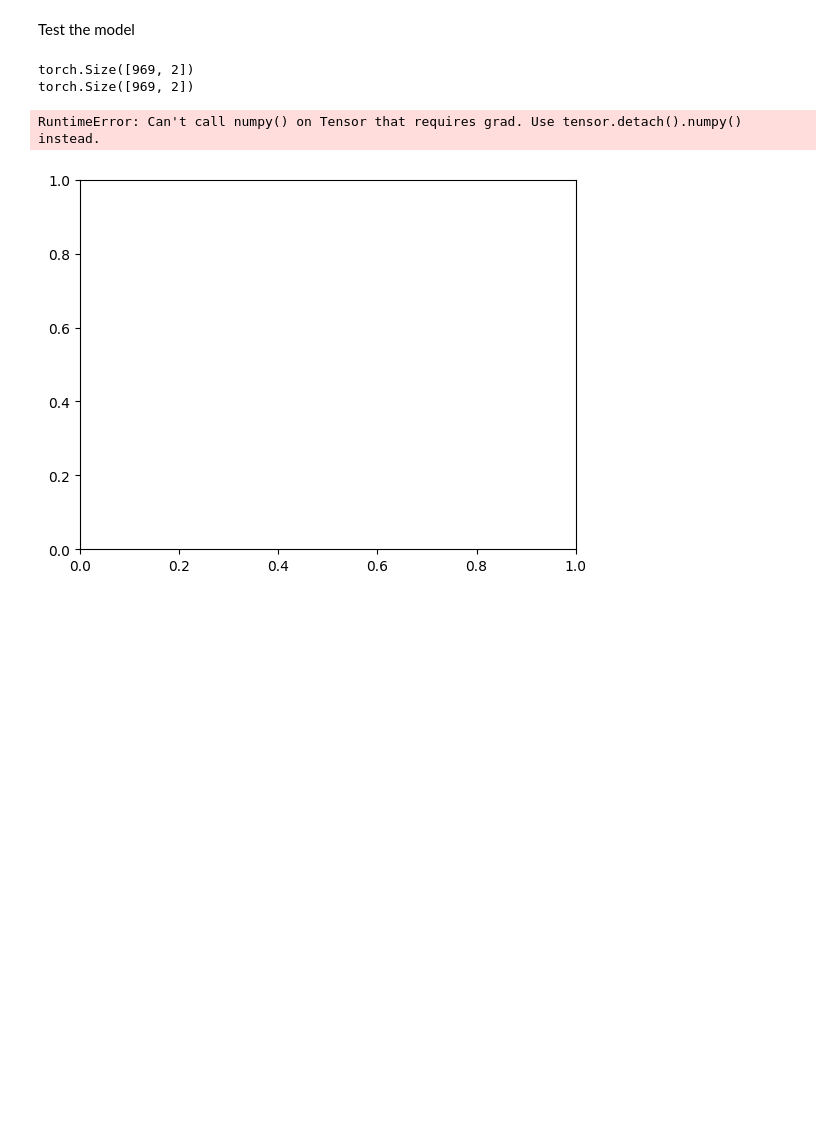
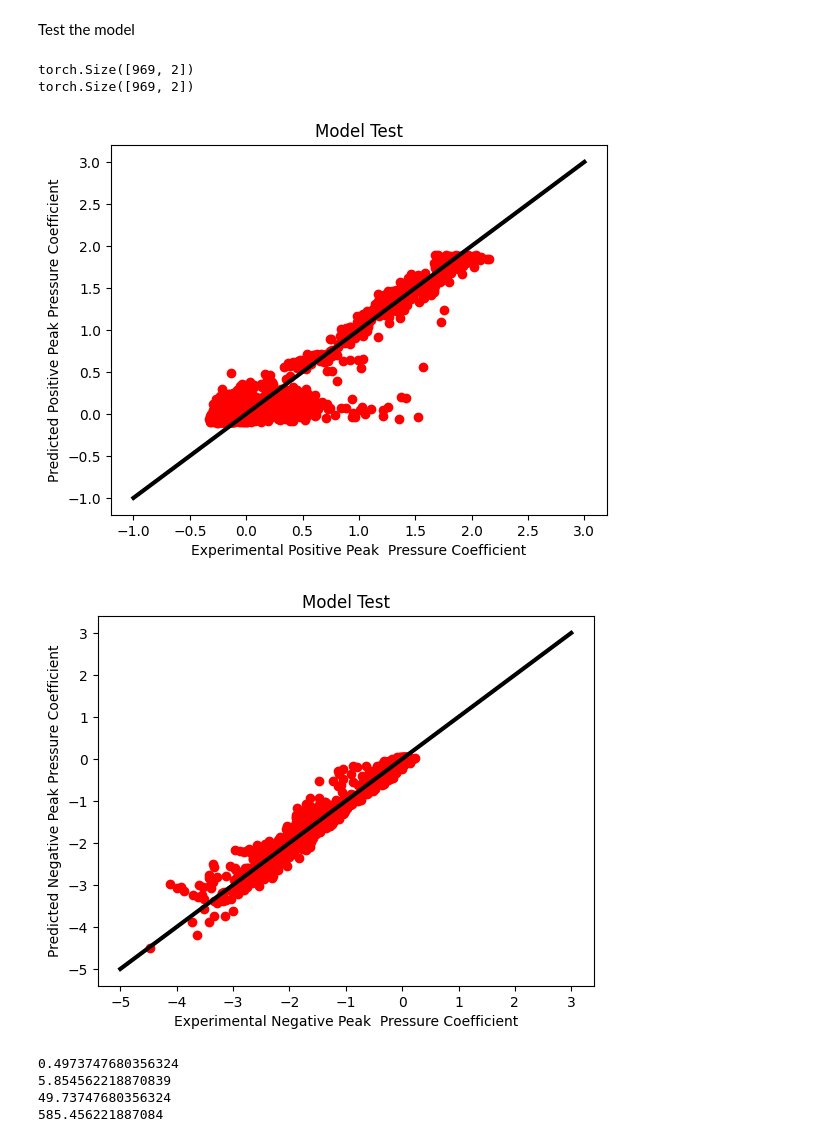
Before and after one commit to bocirnec/SimCenterREU, a Jupyter notebook: MLP/MLP.ipynb, the cells around one changed output. Cells and saved outputs as stored; diff of their text form; code cells hidden in the pictures; blank space fills up the shorter version.

```diff
--- a/MLP/MLP.ipynb
+++ b/MLP/MLP.ipynb
@@ -532,26 +546,71 @@ Test the model
 # %%
 
 
 
 pred_peak = mlp_model(test_features_tor)
-pred_peak.detach().numpy()
-test_peak_tor.detach().numpy()
+pred_peak_numpy = pred_peak.detach().numpy()
+test_peak_numpy  = test_peak_tor.detach().numpy()
 
 #Plot experimental values on the x axis and pred_peak on the y axis for both positive and negative peaks
 
 #Do the same but for a left Side tap
 #Plot Sample
 print(test_peak_tor.shape)
 print(pred_peak.shape)
 
 
-plt.plot(test_peak_tor[:,0], pred_peak[:,0])
-plt.ylabel('Predicted Pressure Coefficient')
-plt.xlabel('Experimental Pressure Coefficient')
+plt.plot(test_peak_numpy[:,0], pred_peak_numpy[:,0], 'or')
+plt.plot([-1,3], [-1, 3], '-k', linewidth=3)
+plt.ylabel('Predicted Positive Peak Pressure Coefficient')
+plt.xlabel('Experimental Positive Peak  Pressure Coefficient')
 plt.title('Model Test')
 plt.show()
+
+plt.plot(test_peak_numpy[:,1], pred_peak_numpy[:,1], 'or')
+plt.plot([-5,3], [-5, 3], '-k', linewidth=3)
+plt.ylabel('Predicted Negative Peak Pressure Coefficient')
+plt.xlabel('Experimental Negative Peak  Pressure Coefficient')
+plt.title('Model Test')
+plt.show()
+
+#calculate the differnece between exp and pred values for max and min peaks
+difference_max = test_peak_numpy[:,0] - pred_peak_numpy[:,0]
+difference_min = test_peak_numpy[:,1] - pred_peak_numpy[:,1]
+
+#divide the difference by the exp value
+error_max = (difference_max/test_peak_numpy[:,0])
+error_min = (difference_min/test_peak_numpy[:,1])
+
+#find the sum of the errors (max and min individually)
+sum_max = 0
+sum_min = 0
+n_test = 969
+
+
+for i in range(n_test):
+    sum_max = sum_max+error_max[i]
+    sum_min = sum_min+error_min[i]
+
+
+#find the avg error by dividing by the number of points tested
+avg_error_max = sum_max/n_test
+avg_error_min = sum_min/n_test
+
+#multiple by 100 to get this as a percent
+avg_percent_error_max = avg_error_max*100
+avg_percent_error_min = avg_error_min*100
+
+print(avg_error_max)
+print(avg_error_min)
+
+print(avg_percent_error_max)
+print(avg_percent_error_min)
 # %% [output]
 torch.Size([969, 2])
 torch.Size([969, 2])
+[figure, new version]
+[figure, added]
-RuntimeError: Can't call numpy() on Tensor that requires grad. Use tensor.detach().numpy() instead.
+0.4973747680356324
+5.854562218870839
+49.73747680356324
+585.456221887084
-[figure, old version]
```
Also changed, not shown: parts of 8 cells of this notebook.
